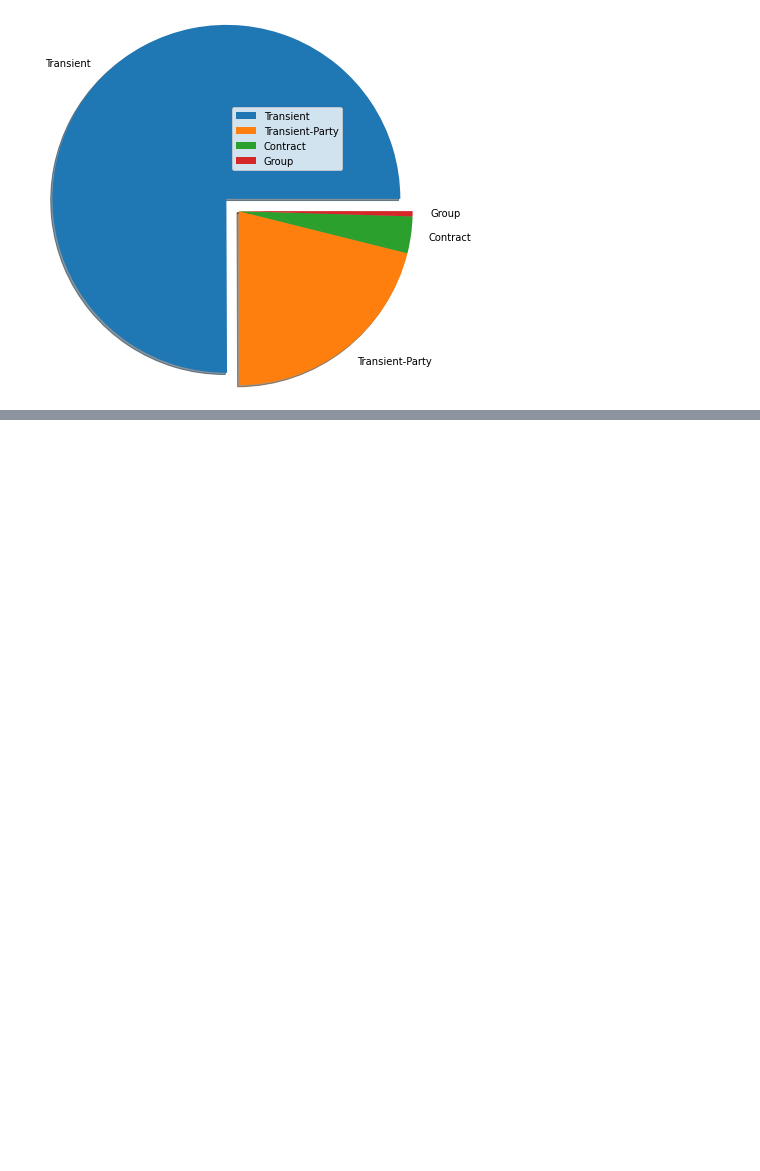
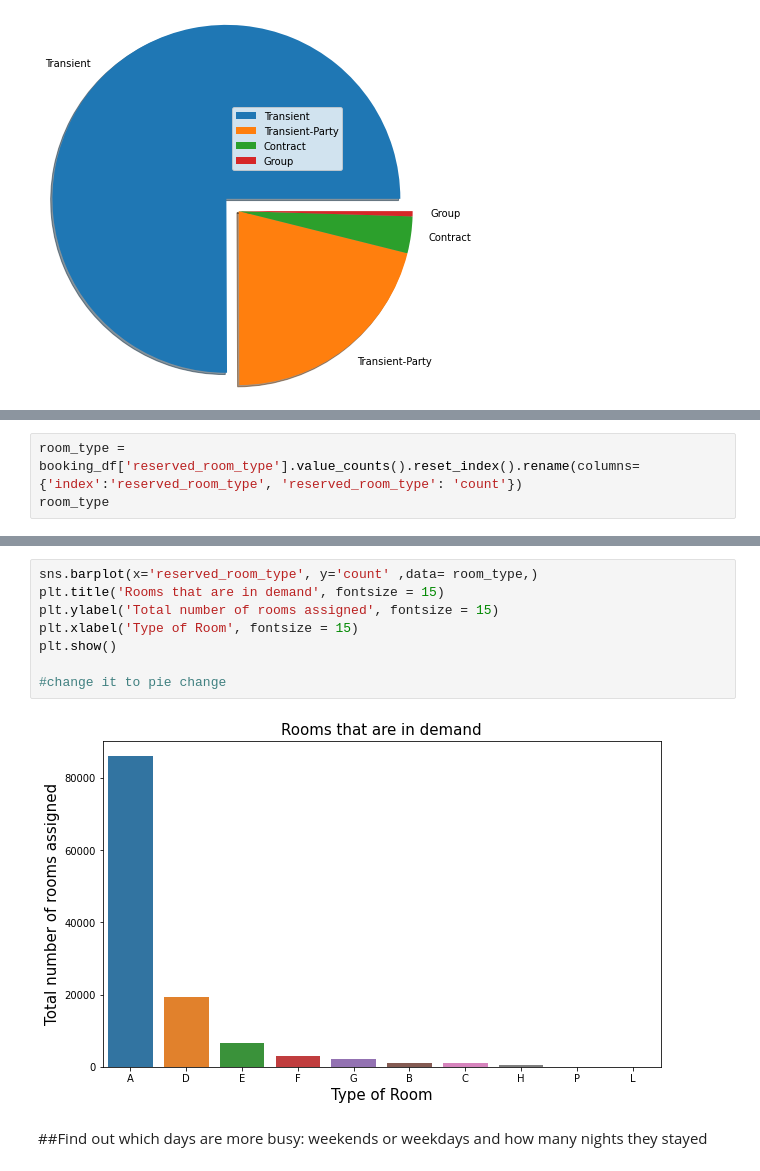
Before and after one commit to smkmohsin/hotel-booking-data-analysis, a Jupyter notebook: Hotel_Booking_Analysis_Sheikh_Mohsin_Kader.ipynb, the cells around one changed output, grey strips where cells are left out. Saved outputs shown, nothing was run; the diff lists cells and outputs as text; blank space fills up the shorter version.

```diff
--- a/Hotel_Booking_Analysis_Sheikh_Mohsin_Kader.ipynb
+++ b/Hotel_Booking_Analysis_Sheikh_Mohsin_Kader.ipynb
@@ -241,0 +384,3 @@ TypeError: ignored
+# %%
+room_type = booking_df['reserved_room_type'].value_counts().reset_index().rename(columns= {'index':'reserved_room_type', 'reserved_room_type': 'count'})
+room_type
@@ -241,0 +399,12 @@ TypeError: ignored
+# %%
+sns.barplot(x='reserved_room_type', y='count' ,data= room_type,)
+plt.title('Rooms that are in demand', fontsize = 15)
+plt.ylabel('Total number of rooms assigned', fontsize = 15)
+plt.xlabel('Type of Room', fontsize = 15)
+plt.show()
+
+#change it to pie change
+# %% [output]
+[figure, added]
+# %% [markdown]
+##Find out which days are more busy: weekends or weekdays and how many nights they stayed
```
Also changed, not shown: parts of 50 cells of this notebook.
